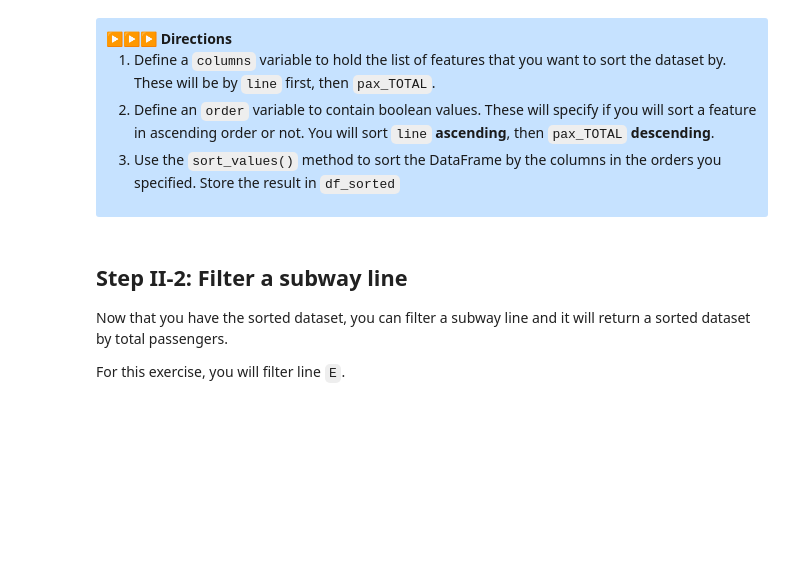
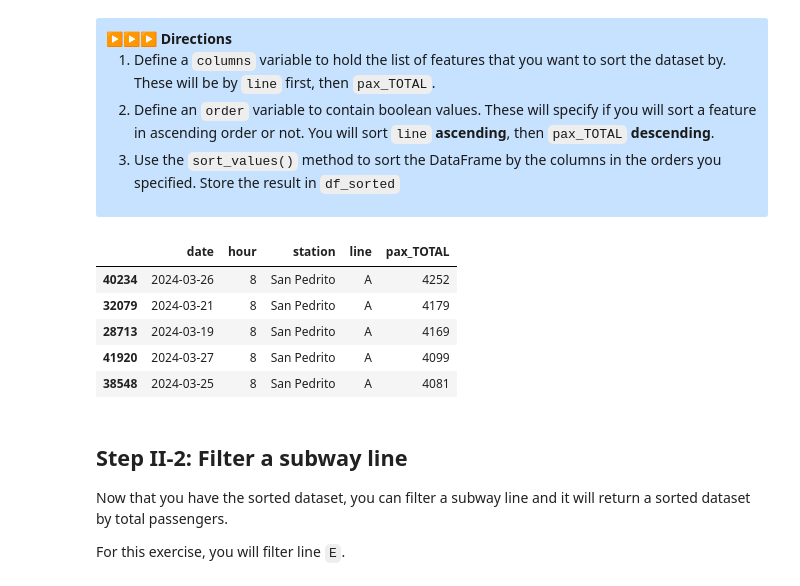
Before and after one commit to whatnirja/PyData2025, a Jupyter notebook: Lab_Week4_Pandas/Lab4_Exercise.ipynb, the cells around one changed output. Drawn from its saved outputs; the diff is of its cells as text; code cells hidden in the pictures; blank space fills up the shorter version.

```diff
--- a/Lab_Week4_Pandas/Lab4_Exercise.ipynb
+++ b/Lab_Week4_Pandas/Lab4_Exercise.ipynb
@@ -318,19 +321,26 @@ Now that you've seen some characteristics of the dataset, you want to sort it by
 # %%
 ### START CODE HERE ###
 
 # Create a list of strings to hold two features: 'line' and 'pax_TOTAL'.
-columns = [None]
+columns = ['line', 'pax_TOTAL']
 
 # Create a list of booleans to specify the sorting order. 'line' is ascending, 'pax_TOTAL' is descending.
-order = [None]
+order = [True, False]
 
 # Sort the dataframe by the columns and order you specified.
-df_sorted = None
+df_sorted = df.sort_values(by=columns, ascending=order)
 
 ### END CODE HERE ###
 
 # Preview the results
 df_sorted.head()
+# %% [output]
+|  | date | hour | station | line | pax_TOTAL |
+| 40234 | 2024-03-26 | 8 | San Pedrito | A | 4252 |
+| 32079 | 2024-03-21 | 8 | San Pedrito | A | 4179 |
+| 28713 | 2024-03-19 | 8 | San Pedrito | A | 4169 |
+| 41920 | 2024-03-27 | 8 | San Pedrito | A | 4099 |
+| 38548 | 2024-03-25 | 8 | San Pedrito | A | 4081 |
 # %% [markdown]
 ## Step II-2: Filter a subway line
 
```
Also changed, not shown: parts of 6 cells of this notebook.
